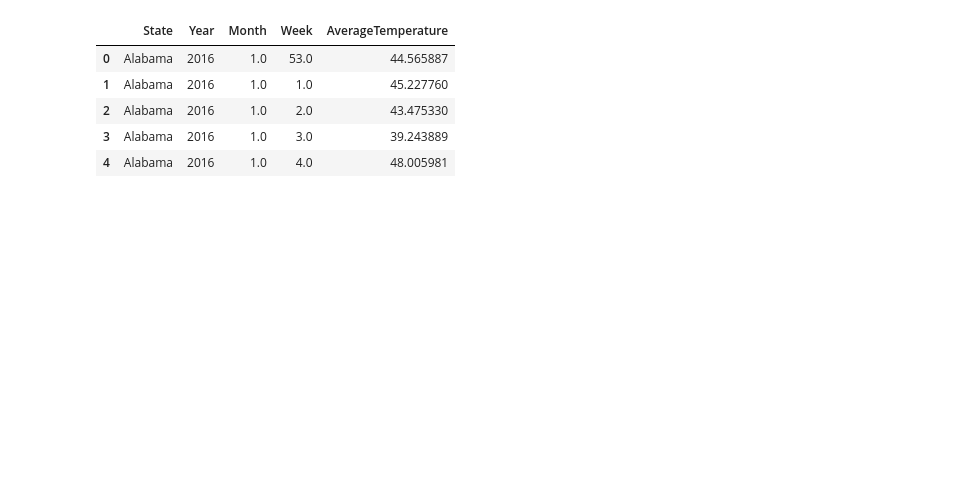
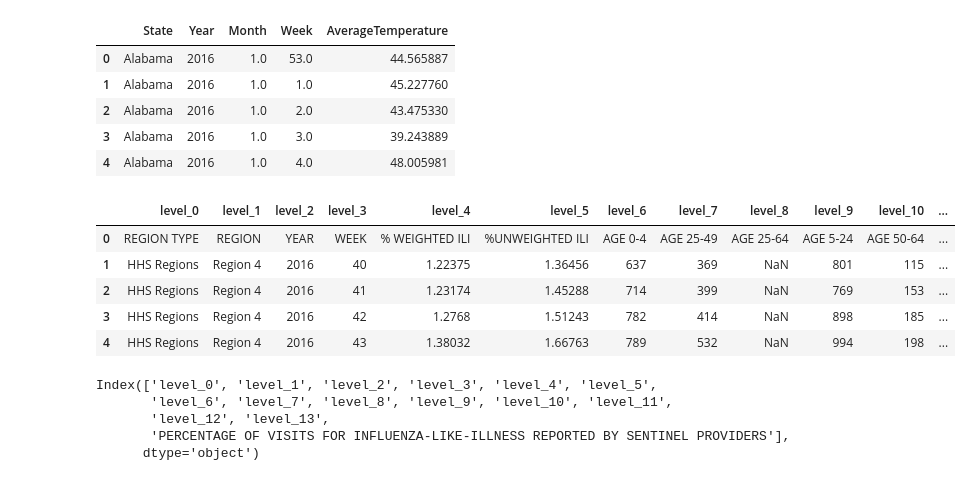
Before and after one commit to anthjordan/project-1, a Jupyter notebook: Weather_py/flu_to_temp.ipynb, the cells around one changed output. Saved outputs shown, nothing was run; the diff lists cells and outputs as text; code cells hidden in the pictures; blank space fills up the shorter version.

```diff
--- a/Weather_py/flu_to_temp.ipynb
+++ b/Weather_py/flu_to_temp.ipynb
@@ -47,3 +47,21 @@ Temp_DF.head().dropna()
 | 2 | Alabama | 2016 | 1.0 | 2.0 | 43.475330 |
 | 3 | Alabama | 2016 | 1.0 | 3.0 | 39.243889 |
 | 4 | Alabama | 2016 | 1.0 | 4.0 | 48.005981 |
+# %%
+Flu_DF = Flu_DF.reset_index()
+Flu_DF.head()
+# %% [output]
+|  | level_0 | level_1 | level_2 | level_3 | level_4 | level_5 | level_6 | level_7 | level_8 | level_9 | level_10 | ... |
+| 0 | REGION TYPE | REGION | YEAR | WEEK | % WEIGHTED ILI | %UNWEIGHTED ILI | AGE 0-4 | AGE 25-49 | AGE 25-64 | AGE 5-24 | AGE 50-64 | ... |
+| 1 | HHS Regions | Region 4 | 2016 | 40 | 1.22375 | 1.36456 | 637 | 369 | NaN | 801 | 115 | ... |
+| 2 | HHS Regions | Region 4 | 2016 | 41 | 1.23174 | 1.45288 | 714 | 399 | NaN | 769 | 153 | ... |
+| 3 | HHS Regions | Region 4 | 2016 | 42 | 1.2768 | 1.51243 | 782 | 414 | NaN | 898 | 185 | ... |
+| 4 | HHS Regions | Region 4 | 2016 | 43 | 1.38032 | 1.66763 | 789 | 532 | NaN | 994 | 198 | ... |
+# %%
+Flu_DF.columns
+# %% [output]
+Index(['level_0', 'level_1', 'level_2', 'level_3', 'level_4', 'level_5',
+       'level_6', 'level_7', 'level_8', 'level_9', 'level_10', 'level_11',
+       'level_12', 'level_13',
+       'PERCENTAGE OF VISITS FOR INFLUENZA-LIKE-ILLNESS REPORTED BY SENTINEL PROVIDERS'],
+      dtype='object')
```
Also changed, not shown: parts of 8 cells of this notebook.
